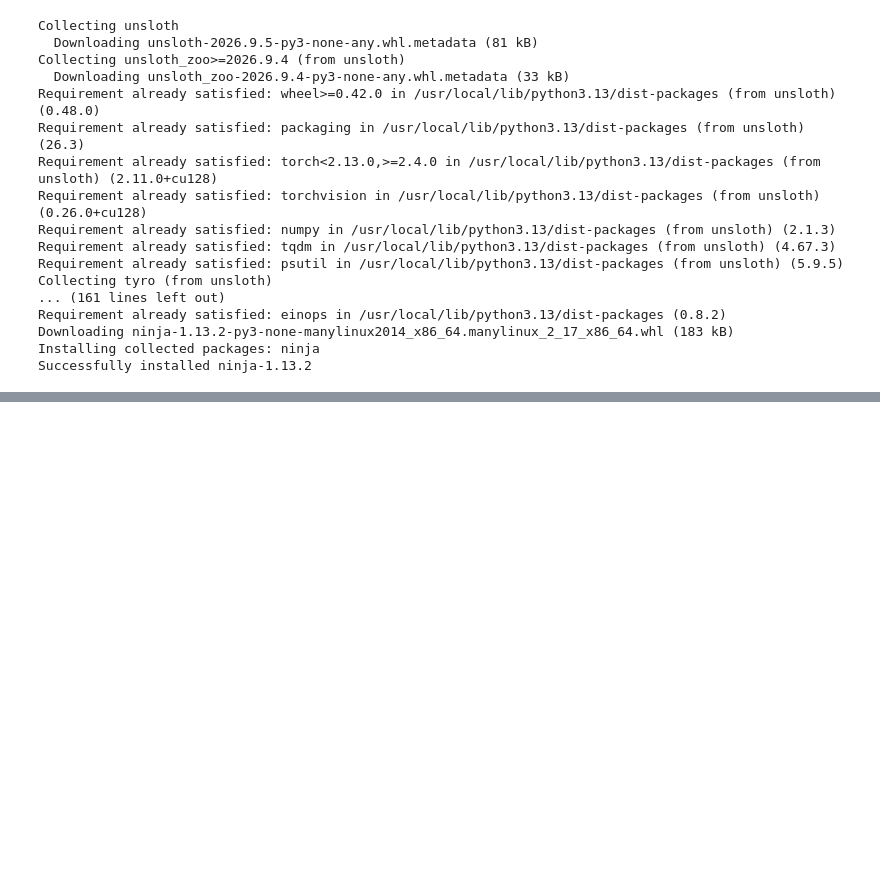
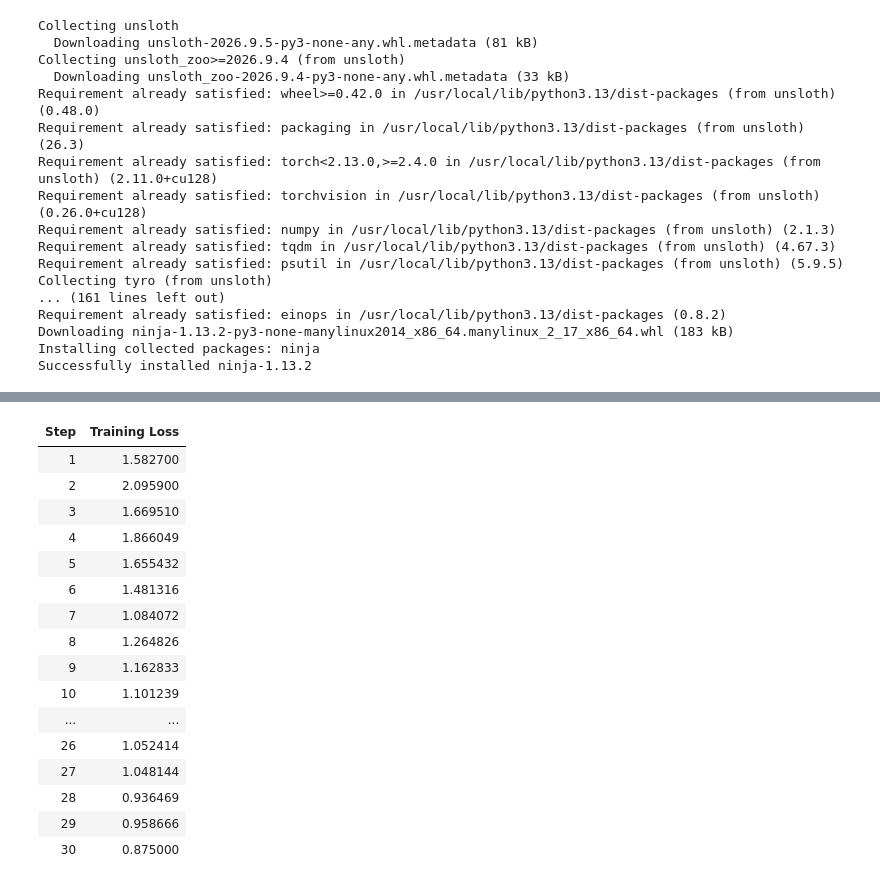
Before and after one commit to yuvan1492/unsloth-llama-3-8b-bnb-4bit_training_template, a Jupyter notebook: unsloth_llama_3_8b_bnb_4bit_training_template.ipynb, the cells around one changed output, grey strips where cells are left out. Saved outputs shown, nothing was run; the diff lists cells and outputs as text; code cells hidden in the pictures; blank space fills up the shorter version.

Commit message:
Train check ok

```diff
--- a/unsloth_llama_3_8b_bnb_4bit_training_template.ipynb
+++ b/unsloth_llama_3_8b_bnb_4bit_training_template.ipynb
@@ -60,12 +128,20 @@ Unsloth: Will load unsloth/llama-3-8b-bnb-4bit as a legacy tokenizer.
 # %%
+# Configure the training adapters using Unsloth's optimized wrapper
 model = FastLanguageModel.get_peft_model(
     model,
-    r = 16, # Choose any number > 0 ! Suggested 8, 16, 32, 64, 128
-    target_modules = ["q_proj", "k_proj", "v_proj", "o_proj", "gate_proj", "up_proj", "down_proj"],
+    r = 16,                # Suggestions: 8, 16, 32, 64, 128 (higher uses slightly more VRAM)
+    target_modules = [
+        "q_proj", "k_proj", "v_proj", "o_proj",
+        "gate_proj", "up_proj", "down_proj",
+    ],
     lora_alpha = 16,
-    lora_dropout = 0, # Optimized to 0
-    bias = "none",    # Optimized to "none"
-    use_gradient_checkpointing = "unsloth", # Saves VRAM
+    lora_dropout = 0,      # Heavily optimized to 0 for maximum speed
+    bias = "none",         # Optimized to "none"
+    use_gradient_checkpointing = "unsloth", # Crucial VRAM saver for T4 GPUs
+    random_state = 3407,
+    max_seq_length = 1024,
 )
+
+print("LoRA adapters successfully injected! VRAM footprint is optimized.")
 # %% [output]
 Unsloth 2026.9.5 patched 32 layers with 32 QKV layers, 32 O layers and 32 MLP layers.
@@ -71,0 +149,65 @@ Unsloth 2026.9.5 patched 32 layers with 32 QKV layers, 32 O layers and 32 MLP la
+# %%
+from datasets import load_dataset
+from trl import SFTTrainer
+from transformers import TrainingArguments
+
+# 1. Load the widely accessible, cleaned Alpaca instruction dataset
+dataset = load_dataset("yahma/alpaca-cleaned", split="train")
+
+# 2. Define the structural template formatting for instruction tuning
+alpaca_prompt = """Below is an instruction that describes a task, paired with an input that provides further context. Write a response that appropriately completes the request.
+
+### Instruction:
+{}
+
+### Input:
+{}
+
+### Response:
+{}"""
+
+EOS_TOKEN = tokenizer.eos_token # Crucial to signal to the model when to stop generating text
+
+def formatting_prompts_func(examples):
+    instructions = examples["instruction"]
+    inputs       = examples["input"]
+    outputs      = examples["output"]
+    texts = []
+    for instruction, input, output in zip(instructions, inputs, outputs):
+        # Format the text block and append the end-of-string token
+        text = alpaca_prompt.format(instruction, input, output) + EOS_TOKEN
+        texts.append(text)
+    return { "text" : texts, }
+
+# Map the layout transformation array across your dataset pool
+dataset = dataset.map(formatting_prompts_func, batched = True)
+
+# 3. Configure the low-footprint SFTTrainer pipeline
+trainer = SFTTrainer(
+    model = model,
+    tokenizer = tokenizer,
+    train_dataset = dataset,
+    dataset_text_field = "text",
+    max_seq_length = 1024,
+    dataset_num_proc = 2,
+    packing = False,
+    args = TrainingArguments(
+        per_device_train_batch_size = 2,     # Processes small micro-batches to fit T4 limits
+        gradient_accumulation_steps = 4,     # Accumulates updates to preserve gradient stability
+        warmup_steps = 5,
+        max_steps = 30,                      # Keeps the initial checkpoint run brief
+        learning_rate = 2e-4,
+        fp16 = not torch.cuda.is_bf16_supported(),
+        bf16 = torch.cuda.is_bf16_supported(),
+        logging_steps = 1,
+        optim = "adamw_8bit",                # Conserves ~2GB of VRAM over traditional 32-bit optimizers
+        weight_decay = 0.01,
+        lr_scheduler_type = "linear",
+        seed = 3407,
+        output_dir = "outputs",
+    ),
+)
+
+# 4. Start the training iterations
+trainer_stats = trainer.train()
+# %% [output]
@@ -71,0 +224,17 @@ Unsloth 2026.9.5 patched 32 layers with 32 QKV layers, 32 O layers and 32 MLP la
+| Step | Training Loss |
+| 1 | 1.582700 |
+| 2 | 2.095900 |
+| 3 | 1.669510 |
+| 4 | 1.866049 |
+| 5 | 1.655432 |
+| 6 | 1.481316 |
+| 7 | 1.084072 |
+| 8 | 1.264826 |
+| 9 | 1.162833 |
+| 10 | 1.101239 |
+| ... | ... |
+| 26 | 1.052414 |
+| 27 | 1.048144 |
+| 28 | 0.936469 |
+| 29 | 0.958666 |
+| 30 | 0.875000 |
```
Also changed, not shown: parts of 5 cells of this notebook.
